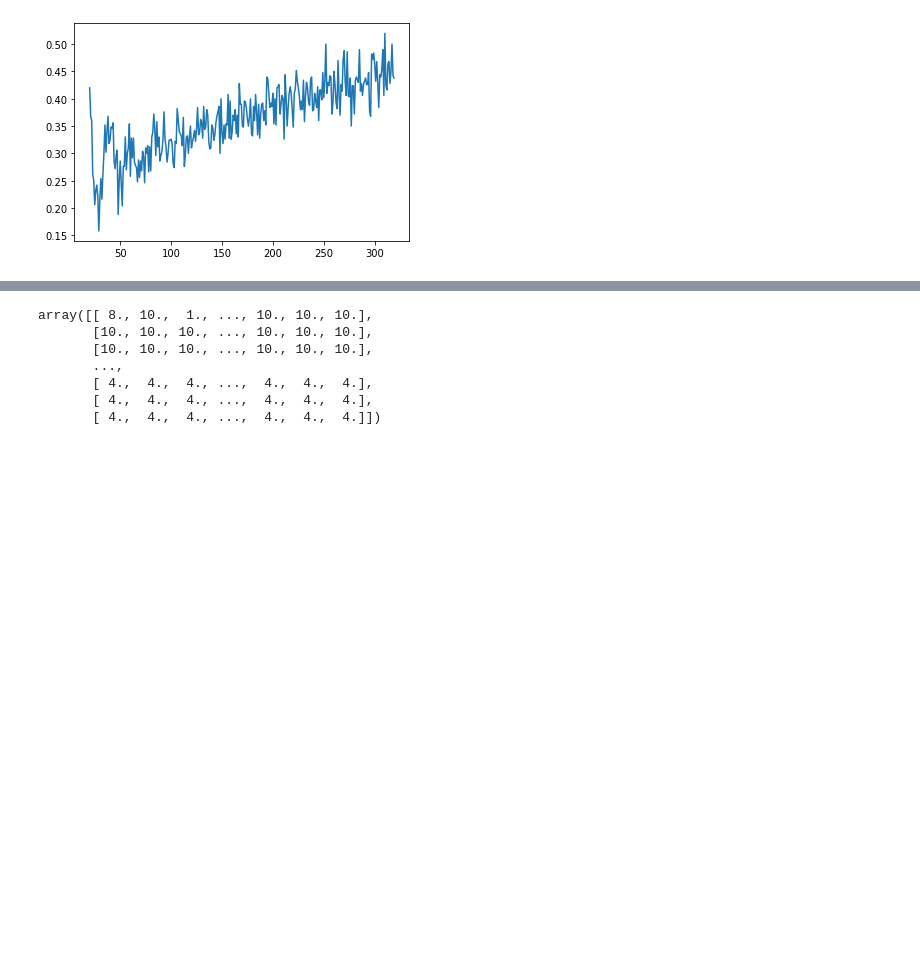
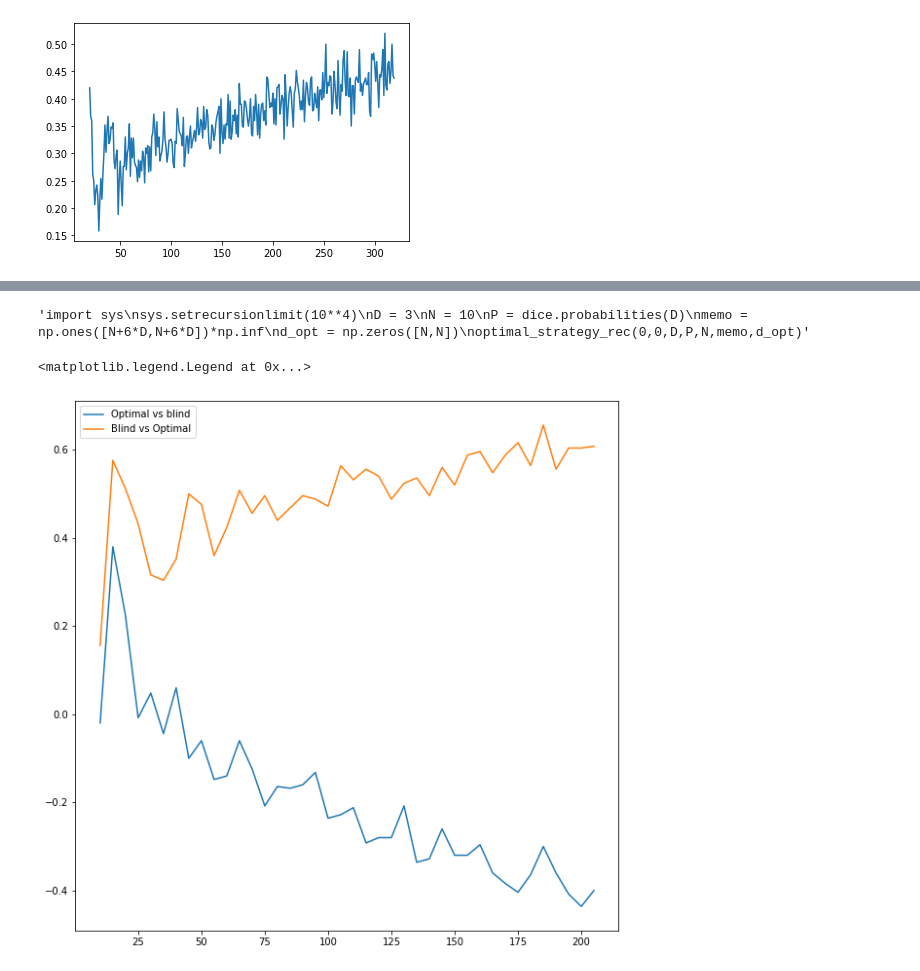
Before and after one commit to hanouticelina/dice-battle, a Jupyter notebook: code/tests.ipynb, the cells around one changed output, grey strips where cells are left out. Drawn from its saved outputs; the diff is of its cells as text; code cells hidden in the pictures; blank space fills up the shorter version.

```diff
--- a/code/tests.ipynb
+++ b/code/tests.ipynb
@@ -117,15 +27,16 @@ def optimal_strategy_iter(D,P,N):
+# %%
+"""import sys
+sys.setrecursionlimit(10**4)
+D = 3
+N = 10
+P = dice.probabilities(D)
+memo = np.ones([N+6*D,N+6*D])*np.inf
+d_opt = np.zeros([N,N])
+optimal_strategy_rec(0,0,D,P,N,memo,d_opt)"""
+# %% [output]
+'import sys\nsys.setrecursionlimit(10**4)\nD = 3\nN = 10\nP = dice.probabilities(D)\nmemo = np.ones([N+6*D,N+6*D])*np.inf\nd_opt = np.zeros([N,N])\noptimal_strategy_rec(0,0,D,P,N,memo,d_opt)'
 # %%
-"""import sys
-sys.getrecursionlimit()"""
 D = 10
-N = 50
+N = 100
 P = dice.probabilities(D)
-optimal_strategy_iter(D,P,N)[1]
+E, d_opt = dice.optimal_strategy_iter1(D,P,N)
-# %% [output]
-array([[ 8., 10.,  1., ..., 10., 10., 10.],
-       [10., 10., 10., ..., 10., 10., 10.],
-       [10., 10., 10., ..., 10., 10., 10.],
-       ...,
-       [ 4.,  4.,  4., ...,  4.,  4.,  4.],
-       [ 4.,  4.,  4., ...,  4.,  4.,  4.],
-       [ 4.,  4.,  4., ...,  4.,  4.,  4.]])
@@ -131,0 +45,14 @@ array([[ 8., 10.,  1., ..., 10., 10., 10.],
+# %%
+N = np.arange(0,200,5)+10
+D = 10
+P = dice.probabilities(D)
+N1, r1 = dice.expected_rewards(dice.optimal_strategy,dice.blind_strategy,500,N,D,P)
+_, r2 = dice.expected_rewards(dice.blind_strategy,dice.optimal_strategy,500,N,D,P)
+# %%
+plt.figure(figsize=(10,10))
+plt.plot(N1, r1, label='Optimal vs blind')
+plt.plot(N1,r2, label='Blind vs Optimal')
+plt.legend()
+# %% [output]
+<matplotlib.legend.Legend at 0x...>
+[figure, added]
```
Also changed, not shown: parts of 18 cells of this notebook, 2 other files.
